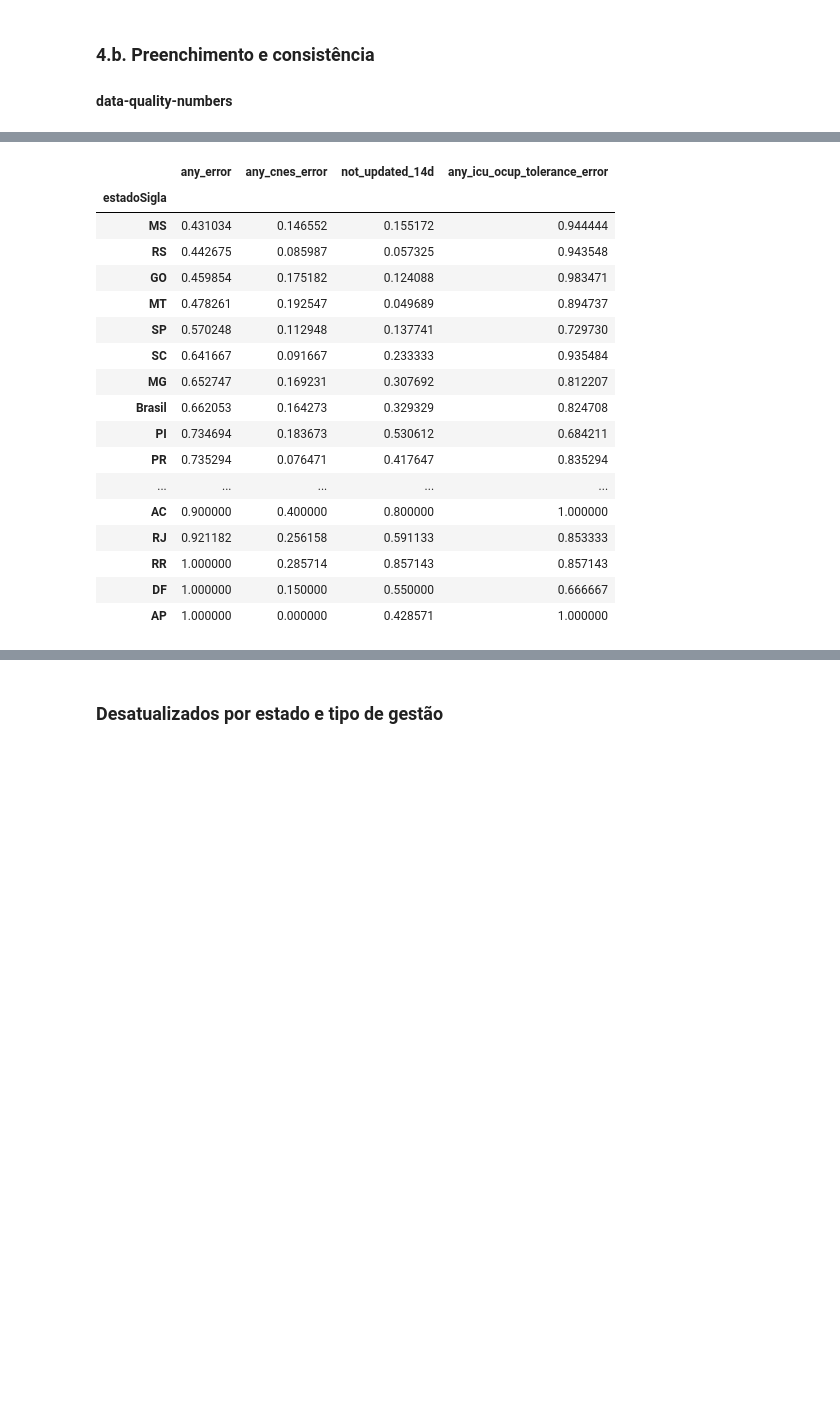
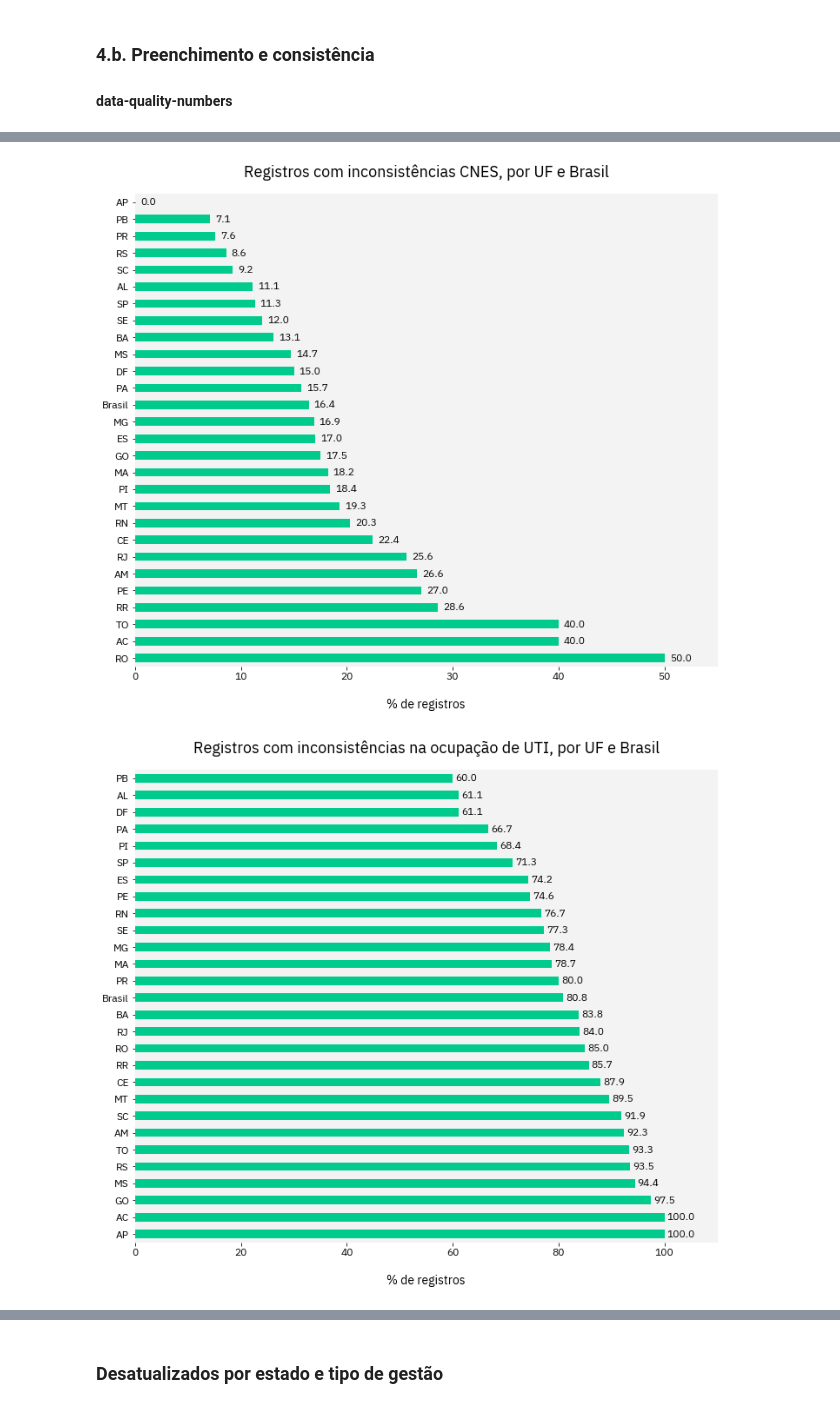
Before and after one commit to okfn-brasil/transparencia-leitos-covid-analise, a Jupyter notebook: Analysis.ipynb, the cells around one changed output, grey strips where cells are left out. Cells and saved outputs as stored; diff of their text form; code cells hidden in the pictures; blank space fills up the shorter version.

```diff
--- a/Analysis.ipynb
+++ b/Analysis.ipynb
@@ -823,49 +652,71 @@ df_uti = df_tmp[df_tmp.has_uti_proxy == True]
 
 check_by_state = df_tmp.groupby('estadoSigla').agg({
     'any_error': 'sum',
     'any_cnes_error': 'sum',
 #     'any_cli_icu_ocup_tolerance_error': 'sum',
     'not_updated_14d': 'sum'
 }).div(df_tmp.groupby('estadoSigla')['cnes'].size(), axis=0)
 
 check_by_state_uti = df_uti.groupby('estadoSigla').agg({
     'any_icu_ocup_tolerance_error': 'sum',
 }).div(df_uti.groupby('estadoSigla')['cnes'].size(), axis=0)
 
 country = df_tmp.groupby('_index').agg({
     'any_error': 'sum',
     'any_cnes_error': 'sum',
 #     'any_cli_icu_ocup_tolerance_error': 'sum',
     'not_updated_14d': 'sum'
 }).div(df_tmp.groupby('_index')['cnes'].size(), axis=0)
 
 country_uti = df_uti.groupby('_index').agg({
     'any_icu_ocup_tolerance_error': 'sum',
 }).div(df_uti.groupby('_index')['cnes'].size(), axis=0)
 
 check_by_state = check_by_state.join(check_by_state_uti)
 country = country.join(country_uti)
 country['estadoSigla'] = 'Brasil'
 
 check = check_by_state.append(country.set_index('estadoSigla'))
 check = check.sort_values('any_error', ascending=True)
-check
+
+# plot
+cols_order = [
+    'any_cnes_error',
+    'any_icu_ocup_tolerance_error',
+    'not_updated_14d',
+    'any_error',
+]
+xticklabels = [
+    'Inconsistência com\ndados CNES',
+    'Inconsistência na\n ocupação leitos UTI*',
+    'Desatualizado\n14 dias ou mais',
+    'Qualquer tipo\nde erro',
+]
+# check['any_error'] = round(1 - check['any_error'], 2)
+
+plot_barh(check, 'any_cnes_error', round_pct=True, ascending=True,
+         title='Registros com inconsistências CNES, por UF e Brasil',
+         xlabel='% de registros',
+         figsize=(12,10),
+         file_name='inconsistencia_cnes'
+         )
+
+plot_barh(check, 'any_icu_ocup_tolerance_error', round_pct=True, ascending=True,
+         title='Registros com inconsistências na ocupação de UTI, por UF e Brasil',
+         xlabel='% de registros',
+         figsize=(12,10),
+         file_name='inconsistencia_uti'
+         )
+
+plot_heatmap(check.sort_values('any_error'), cols_order, round_pct=True,
+            xticklabels=xticklabels, cols_order=cols_order,
+            title='Percentual dos hospitais com problemas de qualidade dos dados de leitos, por UF e Brasil',
+            xlabel='% de registros com problemas de qualidade de dados',
+            file_name='ranking_qualidade_tabela',
+            legend=f'*Quando a taxa de ocupação é {str(int(tolerance * 100))}% ou maior,\n  considerando apenas hospitais que possuem UTI.',
+            legend_y=-0.15,
+            figsize=(12,12)
+            )
 # %% [output]
-|  | any_error | any_cnes_error | not_updated_14d | any_icu_ocup_tolerance_error |
-| estadoSigla |  |  |  |  |
-| MS | 0.431034 | 0.146552 | 0.155172 | 0.944444 |
-| RS | 0.442675 | 0.085987 | 0.057325 | 0.943548 |
-| GO | 0.459854 | 0.175182 | 0.124088 | 0.983471 |
-| MT | 0.478261 | 0.192547 | 0.049689 | 0.894737 |
-| SP | 0.570248 | 0.112948 | 0.137741 | 0.729730 |
-| SC | 0.641667 | 0.091667 | 0.233333 | 0.935484 |
-| MG | 0.652747 | 0.169231 | 0.307692 | 0.812207 |
-| Brasil | 0.662053 | 0.164273 | 0.329329 | 0.824708 |
-| PI | 0.734694 | 0.183673 | 0.530612 | 0.684211 |
-| PR | 0.735294 | 0.076471 | 0.417647 | 0.835294 |
-| ... | ... | ... | ... | ... |
-| AC | 0.900000 | 0.400000 | 0.800000 | 1.000000 |
-| RJ | 0.921182 | 0.256158 | 0.591133 | 0.853333 |
-| RR | 1.000000 | 0.285714 | 0.857143 | 0.857143 |
-| DF | 1.000000 | 0.150000 | 0.550000 | 0.666667 |
-| AP | 1.000000 | 0.000000 | 0.428571 | 1.000000 |
+[figure, added]
+[figure, added]
```
Also changed, not shown: parts of 79 cells of this notebook.
